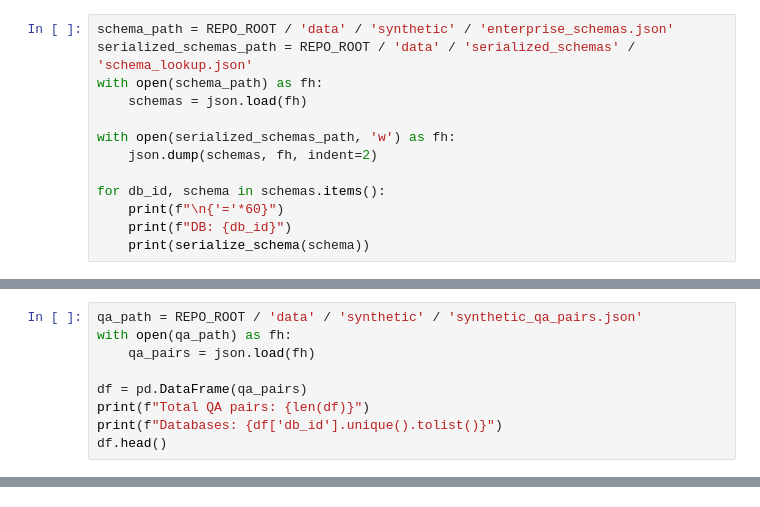
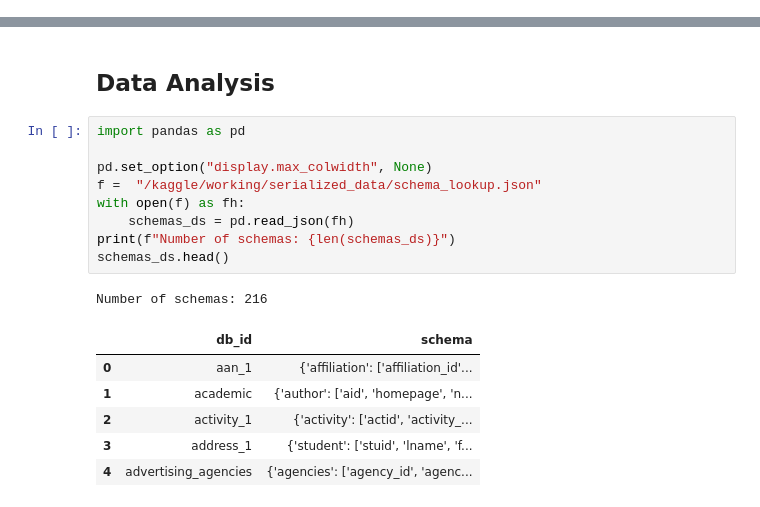
Before and after one commit to sriksmachi/text2sql-slm-finetuning-grpo, a Jupyter notebook: notebooks/01_data_exploration.ipynb, the cells around one changed output, grey strips where cells are left out. Drawn from its saved outputs; the diff is of its cells as text.

Commit message:
Kaggle Notebook | txt2sql-grpo-nltosql | Version 5

```diff
--- a/notebooks/01_data_exploration.ipynb
+++ b/notebooks/01_data_exploration.ipynb
@@ -18,13 +0,0 @@ from utils import serialize_schema
-# %%
-schema_path = REPO_ROOT / 'data' / 'synthetic' / 'enterprise_schemas.json'
-serialized_schemas_path = REPO_ROOT / 'data' / 'serialized_schemas' / 'schema_lookup.json'
-with open(schema_path) as fh:
-    schemas = json.load(fh)
-
-with open(serialized_schemas_path, 'w') as fh:
-    json.dump(schemas, fh, indent=2)
-
-for db_id, schema in schemas.items():
-    print(f"\n{'='*60}")
-    print(f"DB: {db_id}")
-    print(serialize_schema(schema))
@@ -49,9 +0,0 @@ warehouse(warehouse_id, warehouse_name, location, capacity, manager_id, created_
-# %%
-qa_path = REPO_ROOT / 'data' / 'synthetic' / 'synthetic_qa_pairs.json'
-with open(qa_path) as fh:
-    qa_pairs = json.load(fh)
-
-df = pd.DataFrame(qa_pairs)
-print(f"Total QA pairs: {len(df)}")
-print(f"Databases: {df['db_id'].unique().tolist()}")
-df.head()
@@ -115,0 +192,19 @@ Schema fidelity reward: [1.0]
+# %% [markdown]
+## Data Analysis
+# %%
+import pandas as pd
+
+pd.set_option("display.max_colwidth", None)
+f =  "/kaggle/working/serialized_data/schema_lookup.json"
+with open(f) as fh:
+    schemas_ds = pd.read_json(fh)
+print(f"Number of schemas: {len(schemas_ds)}")
+schemas_ds.head()
+# %% [output]
+Number of schemas: 216
+|  | db_id | schema |
+| 0 | aan_1 | {'affiliation': ['affiliation_id'... |
+| 1 | academic | {'author': ['aid', 'homepage', 'n... |
+| 2 | activity_1 | {'activity': ['actid', 'activity_... |
+| 3 | address_1 | {'student': ['stuid', 'lname', 'f... |
+| 4 | advertising_agencies | {'agencies': ['agency_id', 'agenc... |
```
Also changed, not shown: parts of 33 cells of this notebook.
